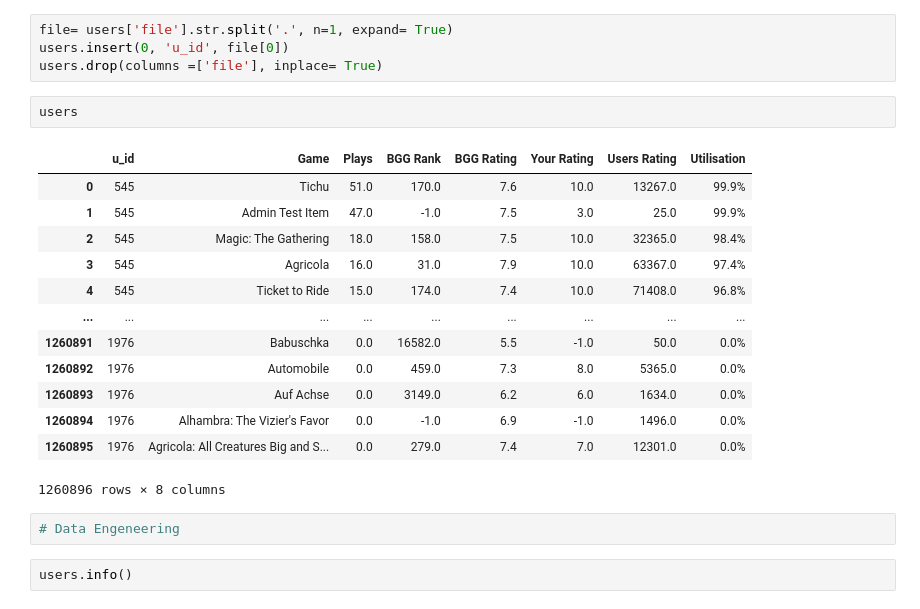
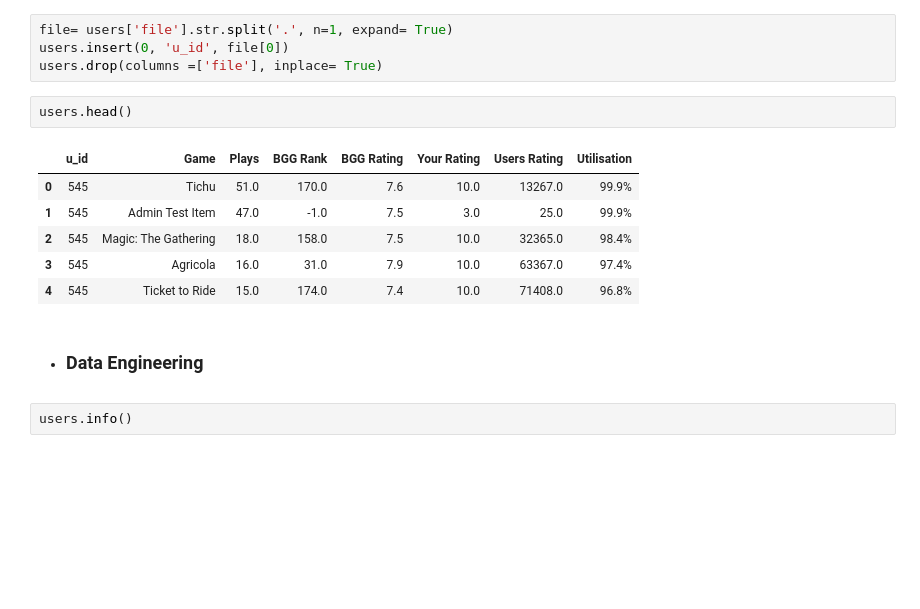
Before and after one commit to LourdesRodriguez/recommender_system, a Jupyter notebook: 2_Data_Understanding.ipynb, the cells around one changed output. Saved outputs shown, nothing was run; the diff lists cells and outputs as text; blank space fills up the shorter version.

```diff
--- a/2_Data_Understanding.ipynb
+++ b/2_Data_Understanding.ipynb
@@ -322,23 +494,18 @@ file= users['file'].str.split('.', n=1, expand= True)
 users.insert(0, 'u_id', file[0])
 users.drop(columns =['file'], inplace= True)
 # %%
-users
+users.head()
 # %% [output]
 |  | u_id | Game | Plays | BGG Rank | BGG Rating | Your Rating | Users Rating | Utilisation |
 | 0 | 545 | Tichu | 51.0 | 170.0 | 7.6 | 10.0 | 13267.0 | 99.9% |
 | 1 | 545 | Admin Test Item | 47.0 | -1.0 | 7.5 | 3.0 | 25.0 | 99.9% |
 | 2 | 545 | Magic: The Gathering | 18.0 | 158.0 | 7.5 | 10.0 | 32365.0 | 98.4% |
 | 3 | 545 | Agricola | 16.0 | 31.0 | 7.9 | 10.0 | 63367.0 | 97.4% |
 | 4 | 545 | Ticket to Ride | 15.0 | 174.0 | 7.4 | 10.0 | 71408.0 | 96.8% |
-| ... | ... | ... | ... | ... | ... | ... | ... | ... |
-| 1260891 | 1976 | Babuschka | 0.0 | 16582.0 | 5.5 | -1.0 | 50.0 | 0.0% |
-| 1260892 | 1976 | Automobile | 0.0 | 459.0 | 7.3 | 8.0 | 5365.0 | 0.0% |
-| 1260893 | 1976 | Auf Achse | 0.0 | 3149.0 | 6.2 | 6.0 | 1634.0 | 0.0% |
-| 1260894 | 1976 | Alhambra: The Vizier's Favor | 0.0 | -1.0 | 6.9 | -1.0 | 1496.0 | 0.0% |
-| 1260895 | 1976 | Agricola: All Creatures Big and S... | 0.0 | 279.0 | 7.4 | 7.0 | 12301.0 | 0.0% |
-1260896 rows × 8 columns
-# %%
-# Data Engeneering
+# %% [markdown]
+<a id="ude"></a>
+
+- ### Data Engineering
 # %%
 users.info()
 # %% [output]
```
Also changed, not shown: parts of 24 cells of this notebook.
